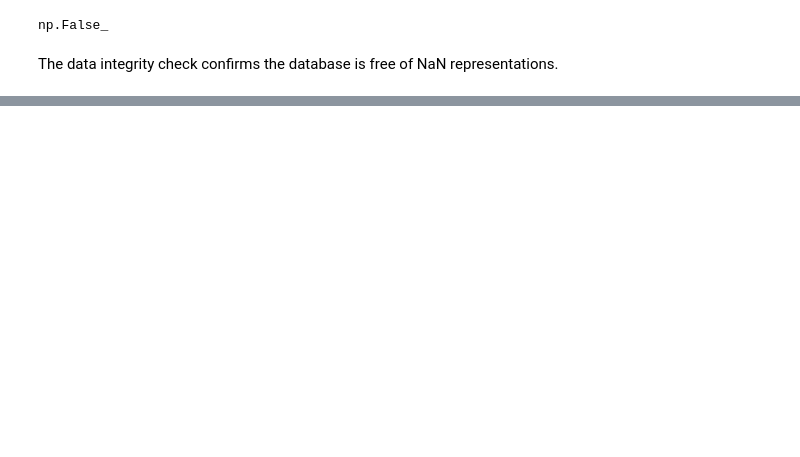
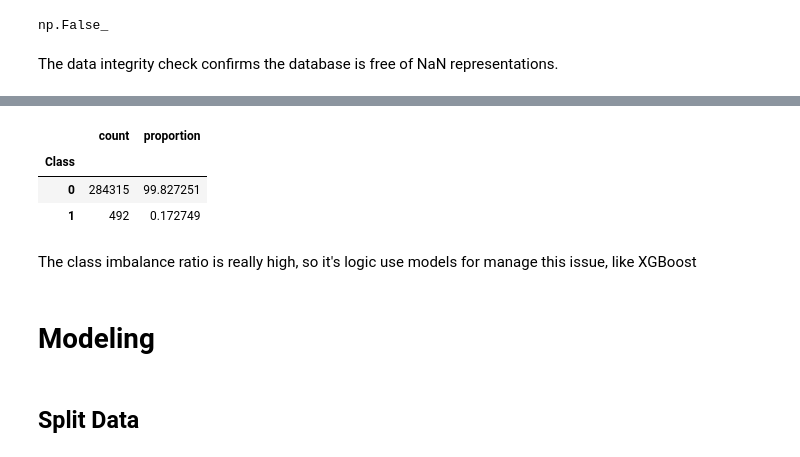
Before and after one commit to juanpablocarrillohortua/fraud-detection, a Jupyter notebook: notebooks/main.ipynb, the cells around one changed output, grey strips where cells are left out. Saved outputs shown, nothing was run; the diff lists cells and outputs as text; code cells hidden in the pictures; blank space fills up the shorter version.

Commit message:
CV and ver 1.1 of the model

```diff
--- a/notebooks/main.ipynb
+++ b/notebooks/main.ipynb
@@ -36,0 +63,13 @@ AttributeError: 'DataFrame' object has no attribute 'duplicates'
+# %%
+prop = pd.DataFrame(count)
+prop['proportion'] = (prop['count']/prop['count'].sum())*100
+prop
+# %% [output]
+|  | count | proportion |
+| Class |  |  |
+| 0 | 284315 | 99.827251 |
+| 1 | 492 | 0.172749 |
+# %% [markdown]
+The class imbalance ratio is really high, so it's logic use models for manage this issue, like XGBoost
+# %% [markdown]
+# Modeling
@@ -36,0 +81,2 @@ AttributeError: 'DataFrame' object has no attribute 'duplicates'
+# %% [markdown]
+## Split Data
```
Also changed, not shown: parts of 25 cells of this notebook.
